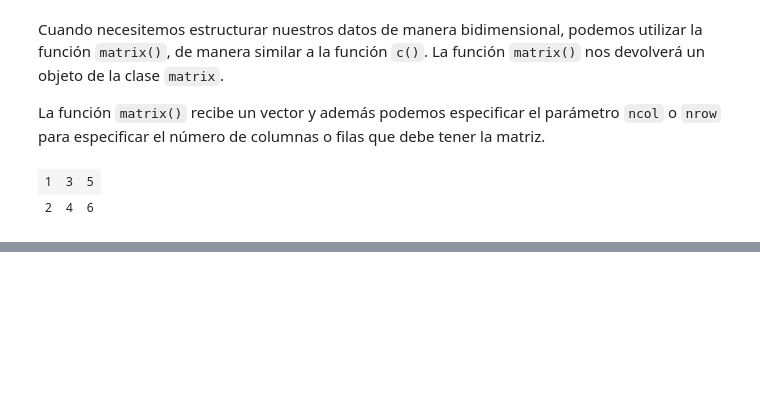
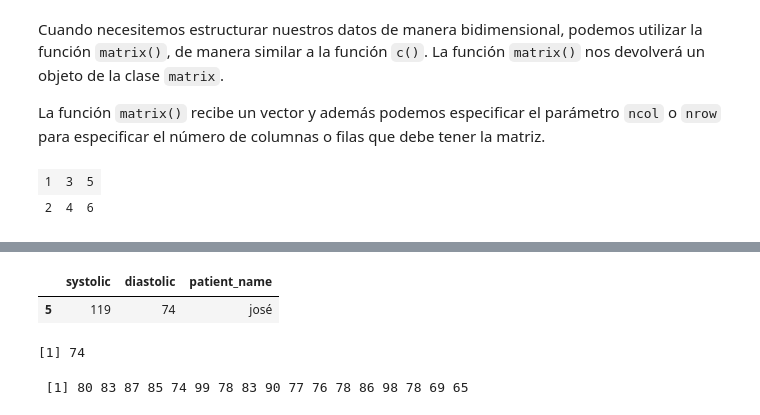
Before and after one commit to fvillena/matbio, a Jupyter notebook: 1-introduction.ipynb, the cells around one changed output, grey strips where cells are left out. Saved outputs shown, nothing was run; the diff lists cells and outputs as text; code cells hidden in the pictures; blank space fills up the shorter version.

```diff
--- a/1-introduction.ipynb
+++ b/1-introduction.ipynb
@@ -269,0 +337,15 @@ unname(new_matrix)
+# %%
+# Podemos acceder al dataframe usando su índice, al igual que una matrix
+
+blood_pressure[5,]
+# %% [output]
+|  | systolic | diastolic | patient_name |
+| 5 | 119 | 74 | josé |
+# %%
+blood_pressure[5,2]
+# %% [output]
+[1] 74
+# %%
+blood_pressure[,2]
+# %% [output]
+ [1] 80 83 87 85 74 99 78 83 90 77 76 78 86 98 78 69 65
```
Also changed, not shown: parts of 61 cells of this notebook.
